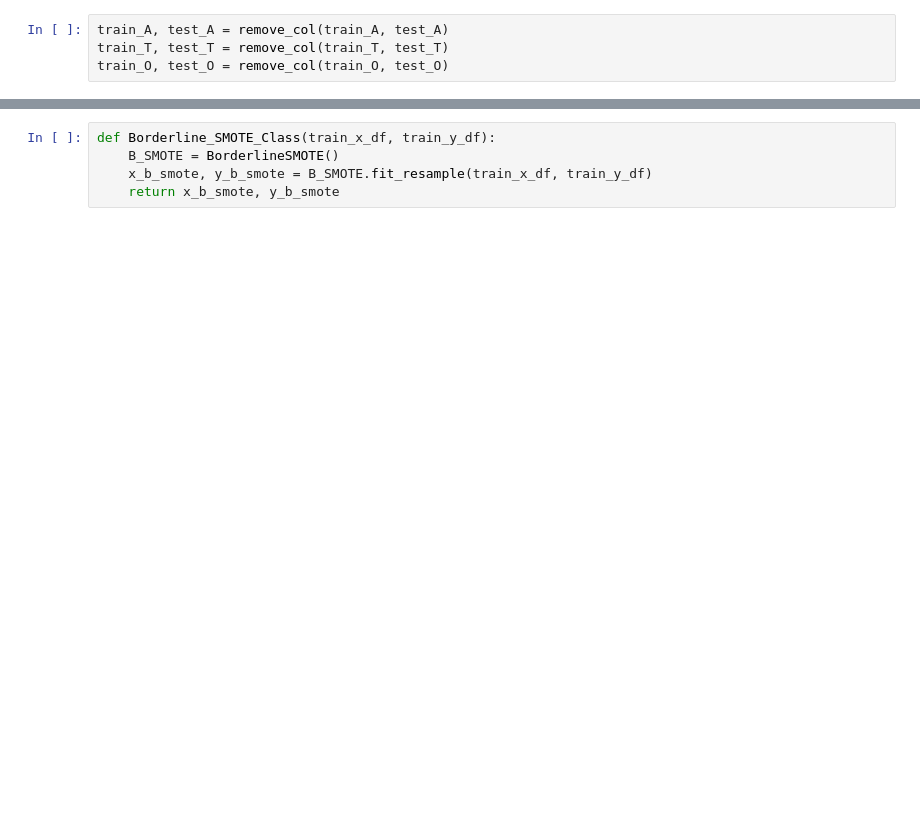
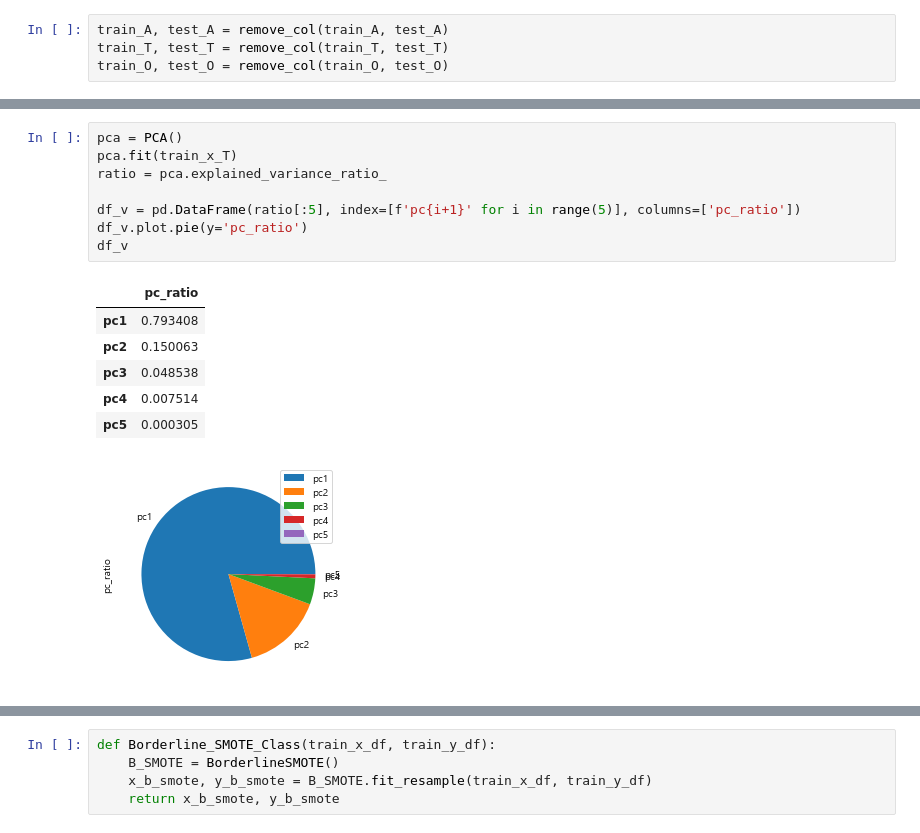
Before and after one commit to Sungjeonghyun/LG_Aimers_2nd, a Jupyter notebook: 정현/catboost_baseline.ipynb, the cells around one changed output, grey strips where cells are left out. Saved outputs shown, nothing was run; the diff lists cells and outputs as text; blank space fills up the shorter version.

```diff
--- a/정현/catboost_baseline.ipynb
+++ b/정현/catboost_baseline.ipynb
@@ -116,0 +204,16 @@ train_x_A.head()
+# %%
+pca = PCA()
+pca.fit(train_x_T)
+ratio = pca.explained_variance_ratio_
+
+df_v = pd.DataFrame(ratio[:5], index=[f'pc{i+1}' for i in range(5)], columns=['pc_ratio'])
+df_v.plot.pie(y='pc_ratio')
+df_v
+# %% [output]
+|  | pc_ratio |
+| pc1 | 0.793408 |
+| pc2 | 0.150063 |
+| pc3 | 0.048538 |
+| pc4 | 0.007514 |
+| pc5 | 0.000305 |
+[figure, added]
```
Also changed, not shown: parts of 35 cells of this notebook, 29 other files.
